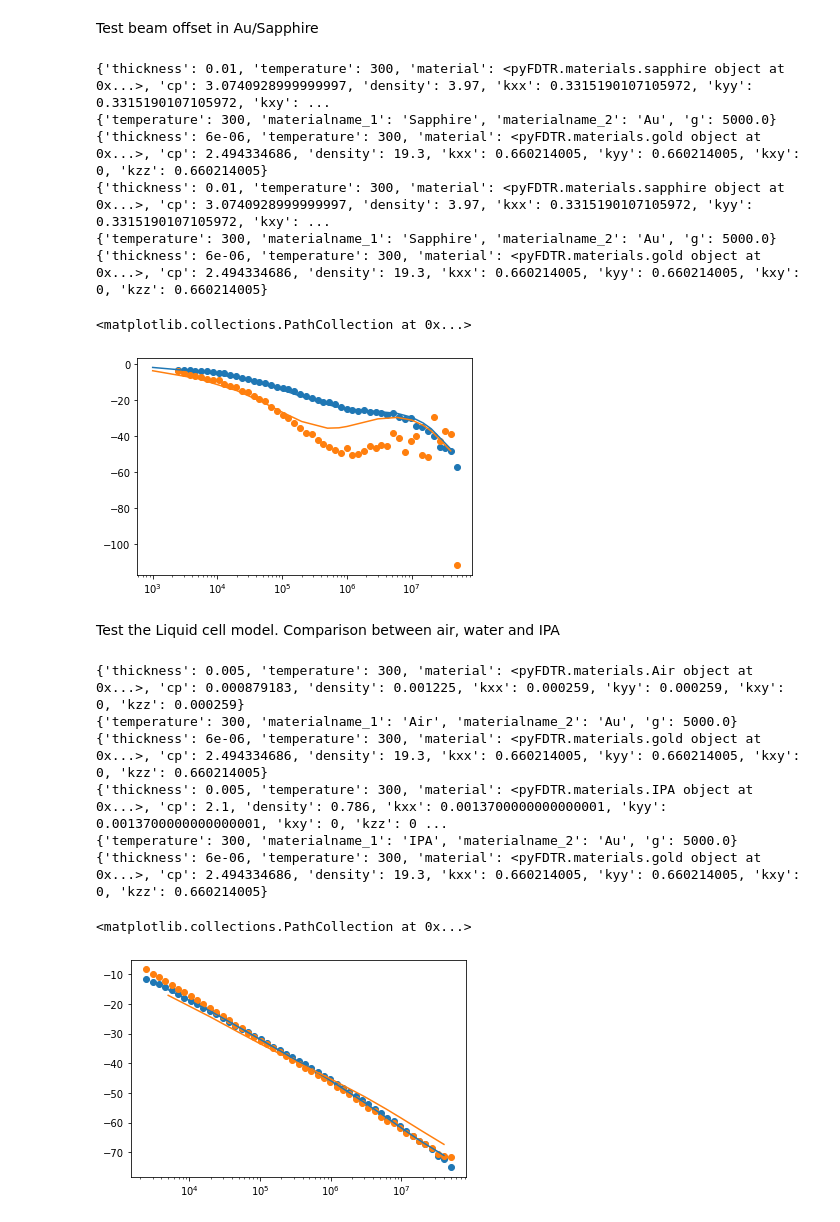
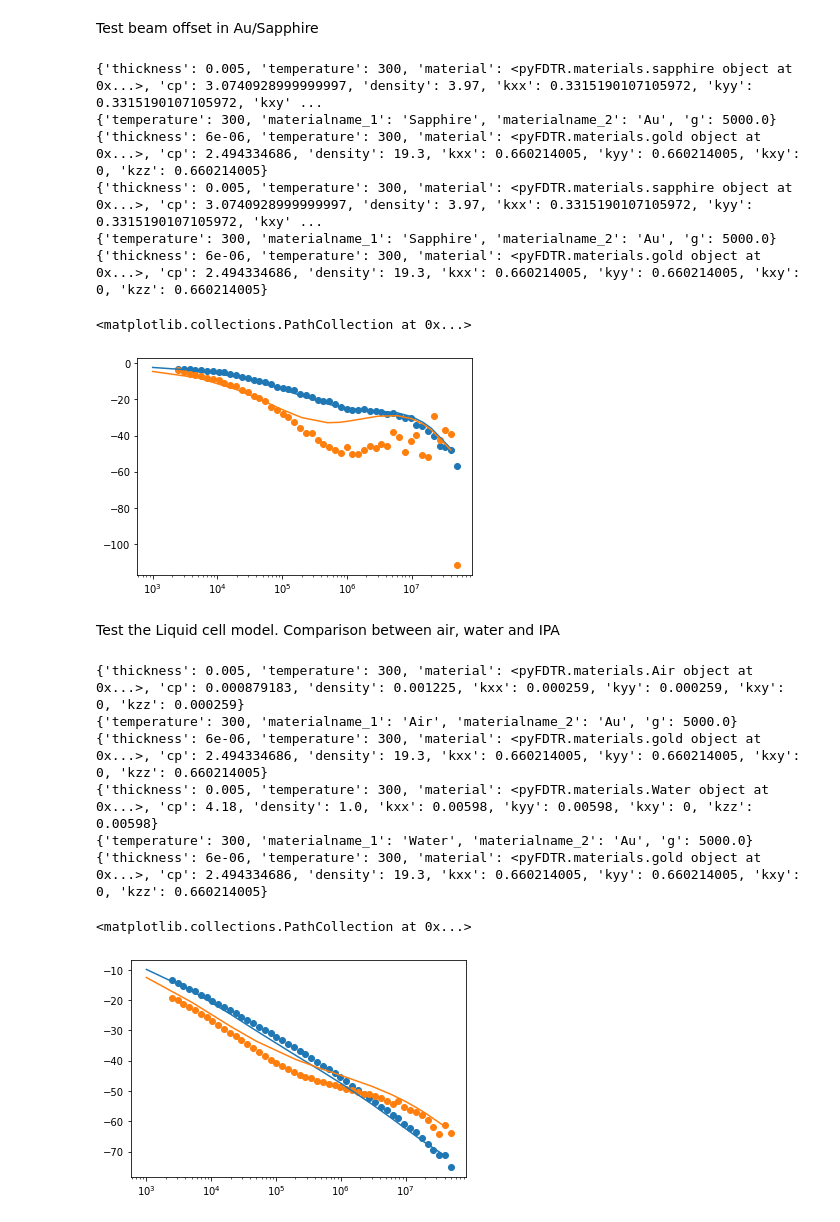
Before and after one commit to marcelclaro/FDTR, a Jupyter notebook: basictests.ipynb, the cells around one changed output. Saved outputs shown, nothing was run; the diff lists cells and outputs as text; code cells hidden in the pictures.

Commit message:
test for water

```diff
--- a/basictests.ipynb
+++ b/basictests.ipynb
@@ -110,7 +110,7 @@ domain = Domain(300)
 domain.add_substrate(sapphire)
 domain.add_layer(60e-7,gold)
 domain.set_interface_condu(1,5e3)
-model = FourierModelFDTR(domain,4.05e-4,4.05e-4,5e-4)
+model = FourierModelFDTR(domain,5e-4,4.5e-4,5e-4)
 
 print(vars(domain.heat_path[0]))
 print(vars(domain.heat_path[1]))
@@ -127,14 +127,14 @@ ax.semilogx(frequencies, phases_10);  # Plot some data on the axes.
 ax.scatter(points00um[:,0],points00um[:,1])
 ax.scatter(points05um[:,0],points05um[:,1])
 # %% [output]
-{'thickness': 0.01, 'temperature': 300, 'material': <pyFDTR.materials.sapphire object at 0x...>, 'cp': 3.0740928999999997, 'density': 3.97, 'kxx': 0.3315190107105972, 'kyy': 0.3315190107105972, 'kxy': ...
+{'thickness': 0.005, 'temperature': 300, 'material': <pyFDTR.materials.sapphire object at 0x...>, 'cp': 3.0740928999999997, 'density': 3.97, 'kxx': 0.3315190107105972, 'kyy': 0.3315190107105972, 'kxy' ...
 {'temperature': 300, 'materialname_1': 'Sapphire', 'materialname_2': 'Au', 'g': 5000.0}
 {'thickness': 6e-06, 'temperature': 300, 'material': <pyFDTR.materials.gold object at 0x...>, 'cp': 2.494334686, 'density': 19.3, 'kxx': 0.660214005, 'kyy': 0.660214005, 'kxy': 0, 'kzz': 0.660214005}
-{'thickness': 0.01, 'temperature': 300, 'material': <pyFDTR.materials.sapphire object at 0x...>, 'cp': 3.0740928999999997, 'density': 3.97, 'kxx': 0.3315190107105972, 'kyy': 0.3315190107105972, 'kxy': ...
+{'thickness': 0.005, 'temperature': 300, 'material': <pyFDTR.materials.sapphire object at 0x...>, 'cp': 3.0740928999999997, 'density': 3.97, 'kxx': 0.3315190107105972, 'kyy': 0.3315190107105972, 'kxy' ...
 {'temperature': 300, 'materialname_1': 'Sapphire', 'materialname_2': 'Au', 'g': 5000.0}
 {'thickness': 6e-06, 'temperature': 300, 'material': <pyFDTR.materials.gold object at 0x...>, 'cp': 2.494334686, 'density': 19.3, 'kxx': 0.660214005, 'kyy': 0.660214005, 'kxy': 0, 'kzz': 0.660214005}
 <matplotlib.collections.PathCollection at 0x...>
-[figure, old version]
+[figure, new version]
 # %% [markdown]
 Test the Liquid cell model. Comparison between air, water and IPA
 # %%
@@ -146,17 +146,13 @@ from pyFDTR.fouriermodel import *
 import matplotlib as mpl
 import matplotlib.pyplot as plt
 
-#frequencies = points00um[:,0]
-frequencies = [5e3,20e3,50e3,100e3,200e3,500e3,750e3,1e6,3e6,6e6,10e6,15e6,20e6,40e6]
-
-
 domain = Domain(300)
 domain.add_substrate(Air)
 domain.add_layer(60e-7,gold)
 domain.set_interface_condu(1,5e3)
 domain.add_toplayer(50e-4,glass)
 domain.set_top_interface_condu(1,5e3)
-model = FourierModelFDTR(domain,4.05e-4,4.05e-4,0e-4)
+model = FourierModelFDTR(domain,5e-4,4.5e-4,0e-4)
 
 print(vars(domain.heat_path[0]))
 print(vars(domain.heat_path[1]))
@@ -167,42 +163,42 @@ for f in frequencies:
   phases_10.append(model.get_phase_mpmath(f))
 
 domain = Domain(300)
-domain.add_substrate(IPA)
+domain.add_substrate(Water)
 domain.add_layer(60e-7,gold)
 domain.set_interface_condu(1,5e3)
 domain.add_toplayer(50e-4,glass)
 domain.set_top_interface_condu(1,5e3)
-model = FourierModelFDTR(domain,4.05e-4,4.05e-4,0e-4)
+model = FourierModelFDTR(domain,5e-4,4.5e-4,0e-4)
 
 print(vars(domain.heat_path[0]))
 print(vars(domain.heat_path[1]))
 print(vars(domain.heat_path[2]))
 
 phases_20 = []
 for f in frequencies:
   phases_20.append(model.get_phase_mpmath(f))
 
 
-load = np.genfromtxt('./liquids_air.txt',skip_header=2)
+load = np.genfromtxt('./liquids_air2.txt',skip_header=2)
 pointsair= np.delete(load,1,1)
 
-load = np.genfromtxt('./liquids_IPA.txt',skip_header=2)
+load = np.genfromtxt('./liquids_water.txt',skip_header=2)
 pointsIPA = np.delete(load,1,1)
 
 fig, ax = plt.subplots()  # Create a figure containing a single axes.
 ax.semilogx(frequencies, phases_10);  # Plot some data on the axes.
 ax.semilogx(frequencies, phases_20);  # Plot some data on the axes.
 ax.scatter(pointsair[:,0],pointsair[:,1])
 ax.scatter(pointsIPA[:,0],pointsIPA [:,1])
 # %% [output]
 {'thickness': 0.005, 'temperature': 300, 'material': <pyFDTR.materials.Air object at 0x...>, 'cp': 0.000879183, 'density': 0.001225, 'kxx': 0.000259, 'kyy': 0.000259, 'kxy': 0, 'kzz': 0.000259}
 {'temperature': 300, 'materialname_1': 'Air', 'materialname_2': 'Au', 'g': 5000.0}
 {'thickness': 6e-06, 'temperature': 300, 'material': <pyFDTR.materials.gold object at 0x...>, 'cp': 2.494334686, 'density': 19.3, 'kxx': 0.660214005, 'kyy': 0.660214005, 'kxy': 0, 'kzz': 0.660214005}
-{'thickness': 0.005, 'temperature': 300, 'material': <pyFDTR.materials.IPA object at 0x...>, 'cp': 2.1, 'density': 0.786, 'kxx': 0.0013700000000000001, 'kyy': 0.0013700000000000001, 'kxy': 0, 'kzz': 0 ...
-{'temperature': 300, 'materialname_1': 'IPA', 'materialname_2': 'Au', 'g': 5000.0}
+{'thickness': 0.005, 'temperature': 300, 'material': <pyFDTR.materials.Water object at 0x...>, 'cp': 4.18, 'density': 1.0, 'kxx': 0.00598, 'kyy': 0.00598, 'kxy': 0, 'kzz': 0.00598}
+{'temperature': 300, 'materialname_1': 'Water', 'materialname_2': 'Au', 'g': 5000.0}
 {'thickness': 6e-06, 'temperature': 300, 'material': <pyFDTR.materials.gold object at 0x...>, 'cp': 2.494334686, 'density': 19.3, 'kxx': 0.660214005, 'kyy': 0.660214005, 'kxy': 0, 'kzz': 0.660214005}
 <matplotlib.collections.PathCollection at 0x...>
-[figure, old version]
+[figure, new version]
 # %%
 import numpy as np
 import mpmath
```
